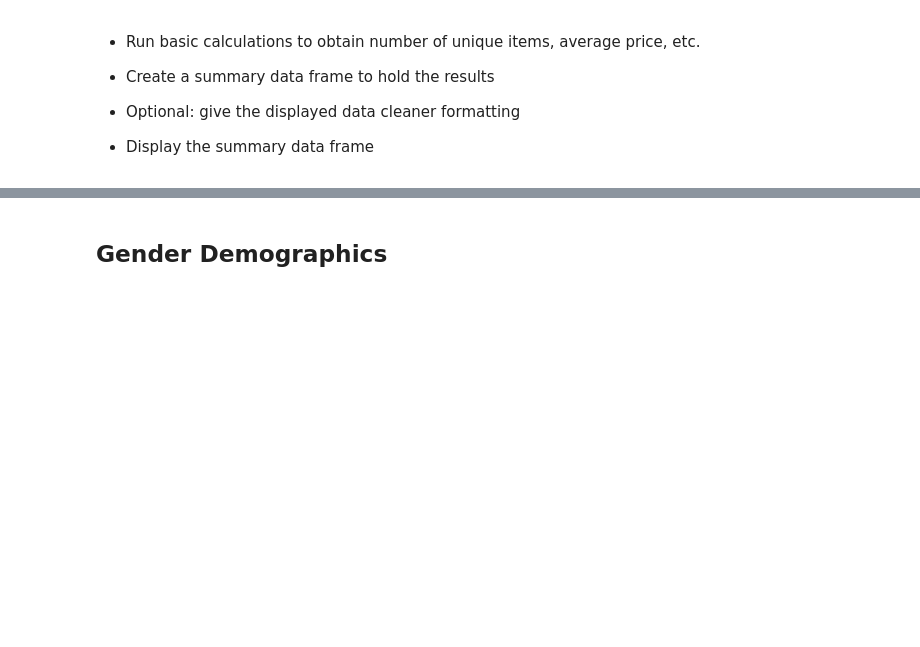
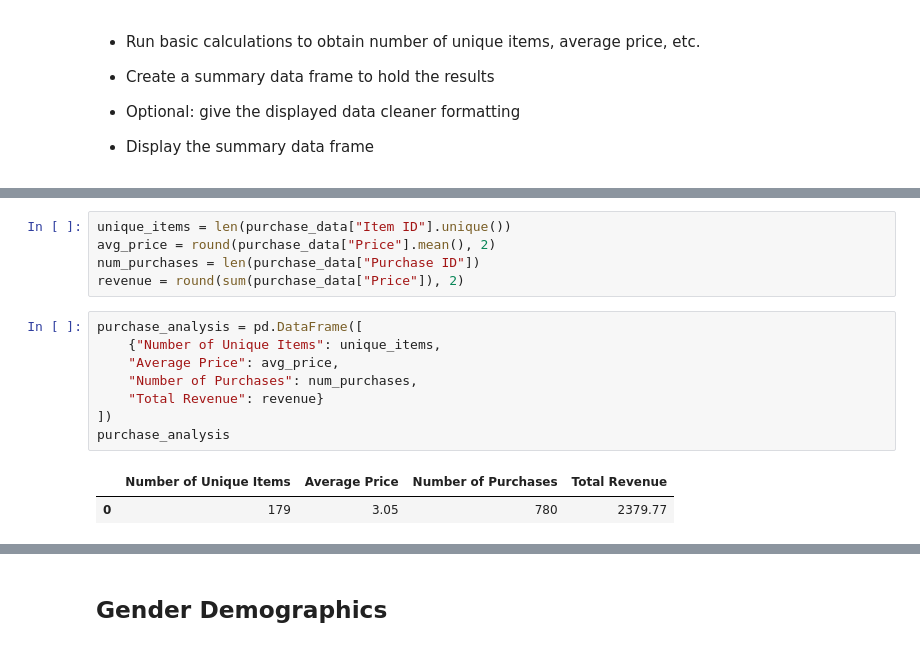
Before and after one commit to githotirado/pandas-challenge, a Jupyter notebook: HeroesOfPymoli/HeroesOfPymoli_starter.ipynb, the cells around one changed output, grey strips where cells are left out. Cells and saved outputs as stored; diff of their text form; blank space fills up the shorter version.

Commit message:
Purchasing Analysis

```diff
--- a/HeroesOfPymoli/HeroesOfPymoli_starter.ipynb
+++ b/HeroesOfPymoli/HeroesOfPymoli_starter.ipynb
@@ -99,0 +94,16 @@ unique_items = purchase_data.unique
+# %%
+unique_items = len(purchase_data["Item ID"].unique())
+avg_price = round(purchase_data["Price"].mean(), 2)
+num_purchases = len(purchase_data["Purchase ID"])
+revenue = round(sum(purchase_data["Price"]), 2)
+# %%
+purchase_analysis = pd.DataFrame([
+    {"Number of Unique Items": unique_items,
+    "Average Price": avg_price,
+    "Number of Purchases": num_purchases,
+    "Total Revenue": revenue}
+])
+purchase_analysis
+# %% [output]
+|  | Number of Unique Items | Average Price | Number of Purchases | Total Revenue |
+| 0 | 179 | 3.05 | 780 | 2379.77 |
```
Also changed, not shown: parts of 3 cells of this notebook.
